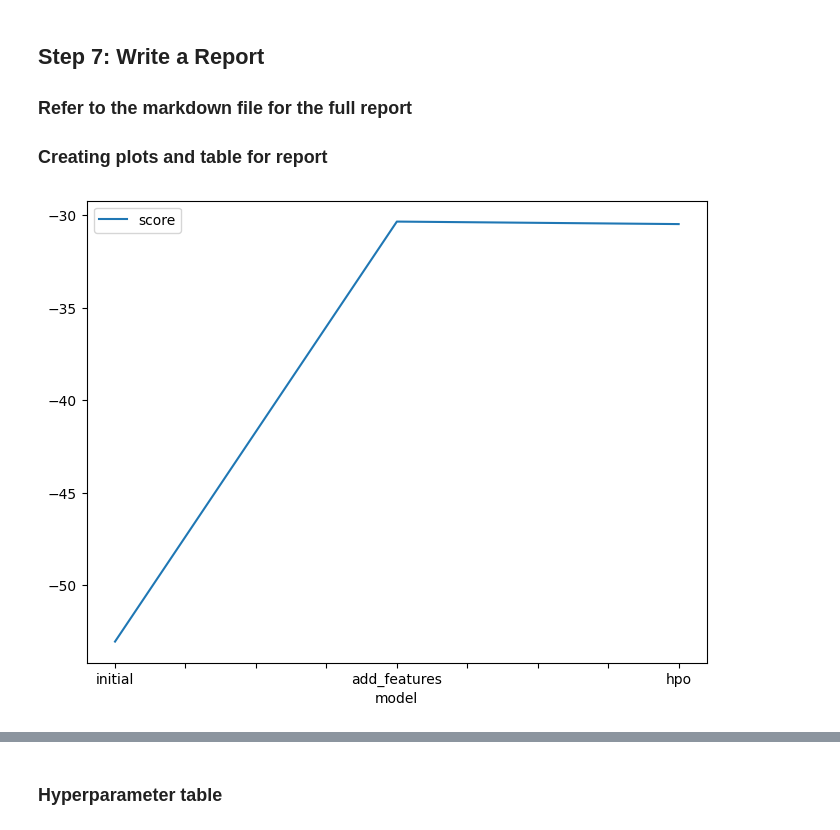
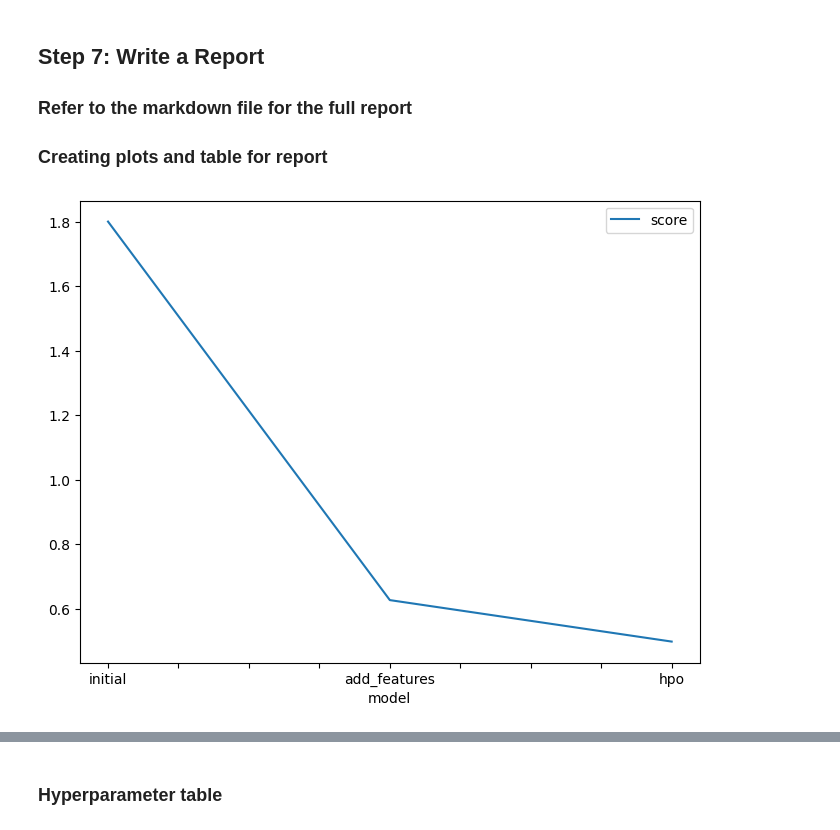
Before and after one commit to akankshaajoshi/Predict-Bike-Sharing-Demand-with-Autogluon, a Jupyter notebook: project/project_template.ipynb, the cells around one changed output, grey strips where cells are left out. Drawn from its saved outputs; the diff is of its cells as text; code cells hidden in the pictures.

```diff
--- a/project/project_template.ipynb
+++ b/project/project_template.ipynb
@@ -601,15 +680,15 @@ submission.csv               2023-05-19 12:37:12  first raw submission
 # %%
 # Taking the top model score from each training run and creating a line plot to show improvement
 # You can create these in the notebook and save them to PNG or use some other tool (e.g. google sheets, excel)
 fig = pd.DataFrame(
     {
         "model": ["initial", "add_features", "hpo"],
-        "score": [ -53.039914, -30.338276 , -30.473623]
+        "score": [1.80114, 0.62685, 0.49818]
     }
 ).plot(x="model", y="score", figsize=(8, 6)).get_figure()
 fig.savefig('model_train_score.png')
 # %% [output]
-[figure, old version]
+[figure, new version]
 # %%
 # Take the 3 kaggle scores and creating a line plot to show improvement
 fig = pd.DataFrame(
```
Also changed, not shown: parts of 27 cells of this notebook, 1 other file.
